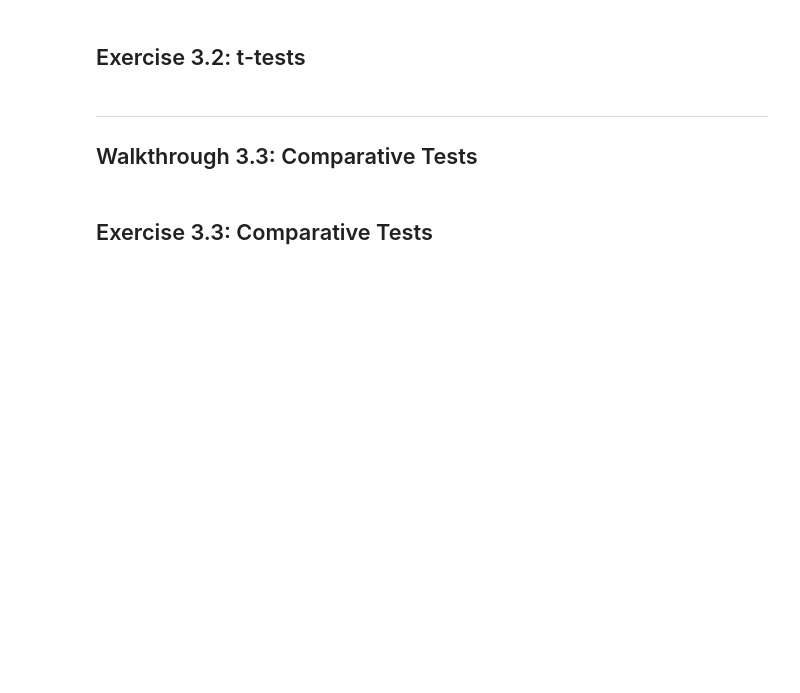
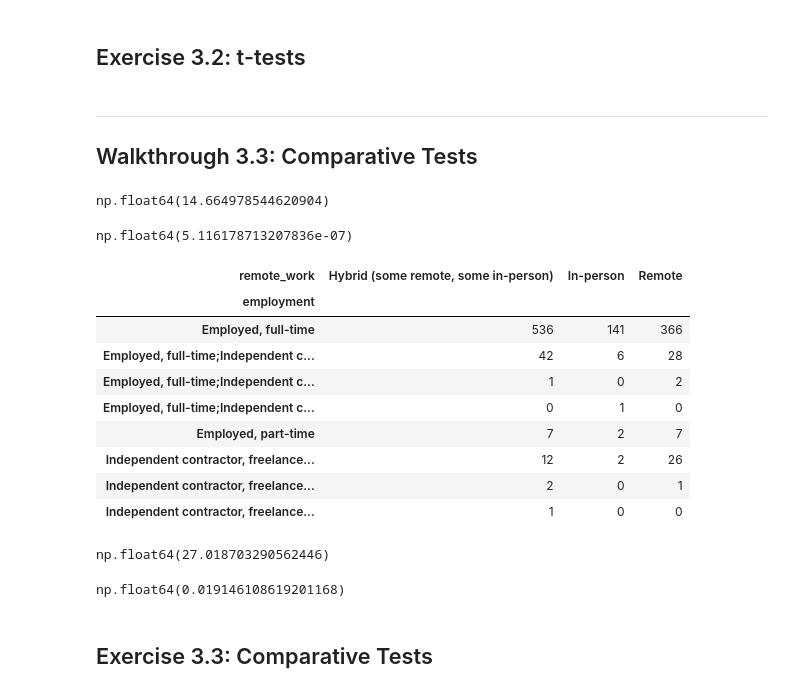
Before and after one commit to ismayc/oreilly-fundamentals-of-statistics-with-python, a Jupyter notebook: exercises-2025-02.ipynb, the cells around one changed output. Drawn from its saved outputs; the diff is of its cells as text; code cells hidden in the pictures; blank space fills up the shorter version.

```diff
--- a/exercises-2025-02.ipynb
+++ b/exercises-2025-02.ipynb
@@ -867,11 +905,36 @@ plt.show();
 # %%
 # Perform one-way ANOVA comparing compensation across different levels of
 # remote_work
+groups = data_dev_survey.groupby('remote_work')['converted_comp_yearly']\
+            .apply(list)
+f_stat, p_value = stats.f_oneway(*groups)
+f_stat
+p_value
+# %% [output]
+np.float64(14.664978544620904)
+np.float64(5.116178713207836e-07)
 # %%
 # Create a contingency table of employment and remote_work
-
+contingency_table = pd.crosstab(data_dev_survey.employment, data_dev_survey.remote_work)
+contingency_table
 
 # Perform chi-square test
+chi2, p_value, dof, expected = stats.chi2_contingency(contingency_table)
+chi2
+p_value
+# %% [output]
+| remote_work | Hybrid (some remote, some in-person) | In-person | Remote |
+| employment |  |  |  |
+| Employed, full-time | 536 | 141 | 366 |
+| Employed, full-time;Independent c... | 42 | 6 | 28 |
+| Employed, full-time;Independent c... | 1 | 0 | 2 |
+| Employed, full-time;Independent c... | 0 | 1 | 0 |
+| Employed, part-time | 7 | 2 | 7 |
+| Independent contractor, freelance... | 12 | 2 | 26 |
+| Independent contractor, freelance... | 2 | 0 | 1 |
+| Independent contractor, freelance... | 1 | 0 | 0 |
+np.float64(27.018703290562446)
+np.float64(0.019146108619201168)
 # %% [markdown]
 ## Exercise 3.3: Comparative Tests
 # %%
```
Also changed, not shown: parts of 5 cells of this notebook, 47 other files.
